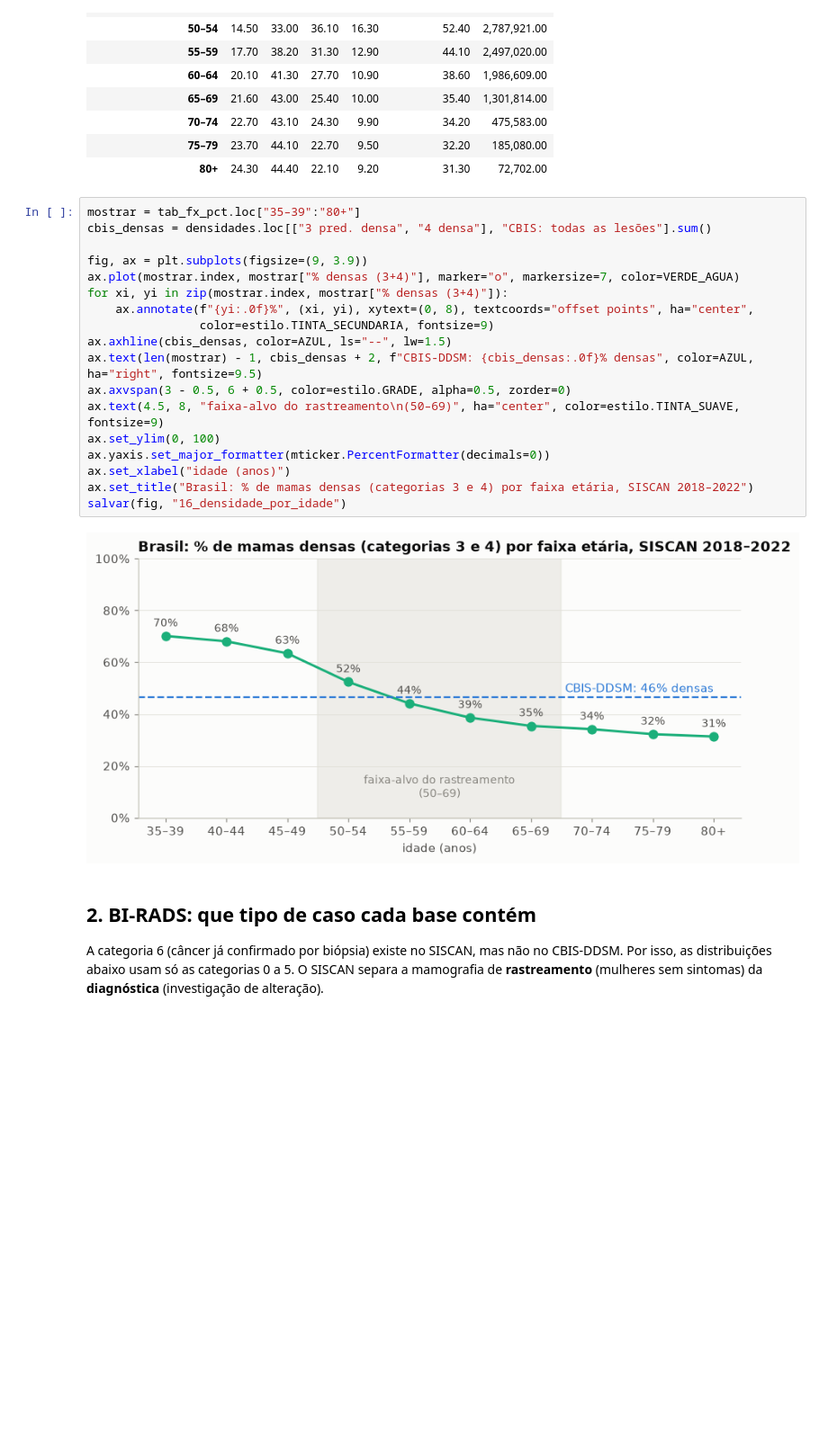
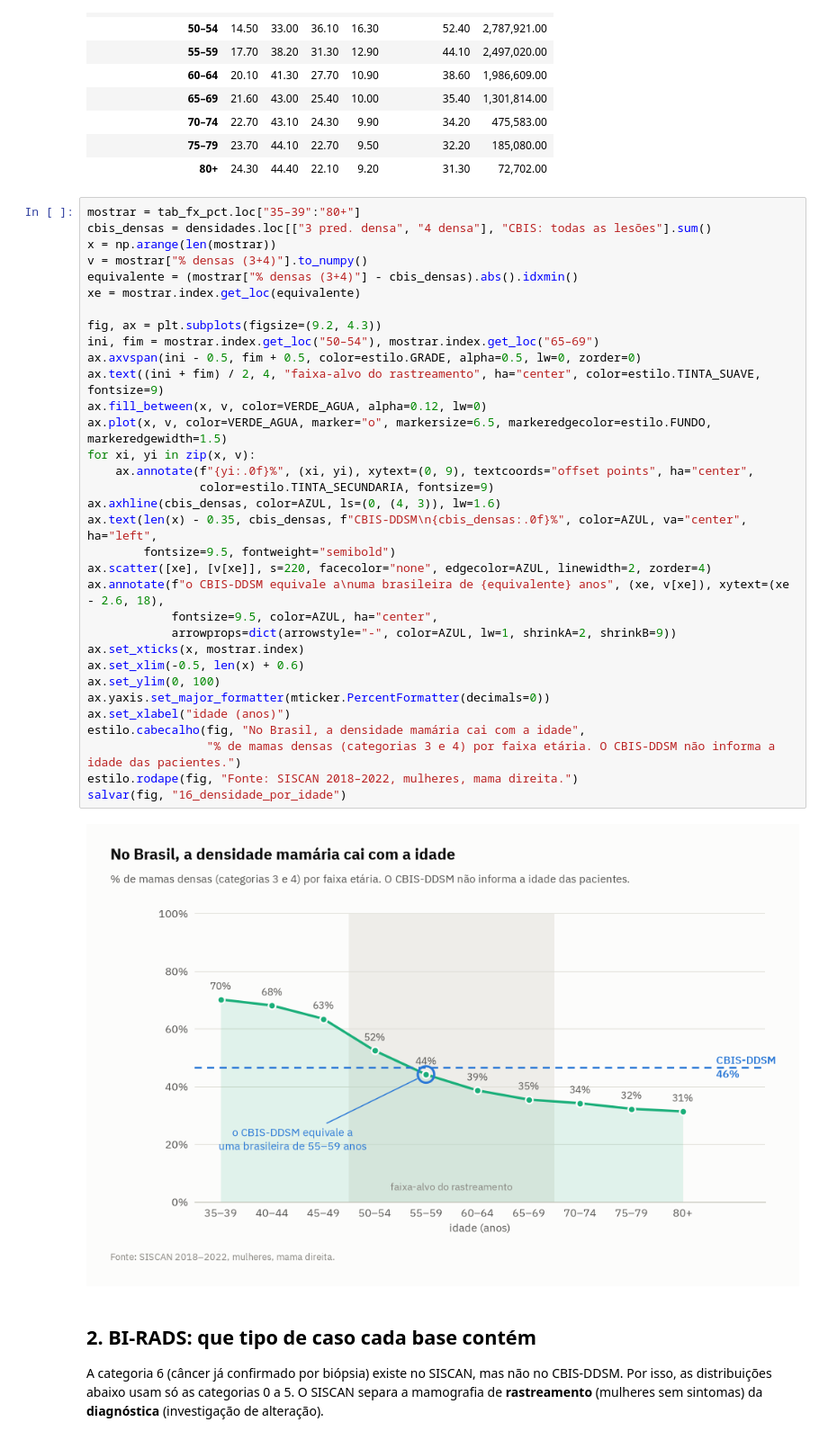
Before and after one commit to mairaallacerda/representatividade-mamografias-br, a Jupyter notebook: notebooks/03_comparacao_birads_densidade.ipynb, the cells around one changed output. Shown at 90% size. Saved outputs shown, nothing was run; the diff lists cells and outputs as text; blank space fills up the shorter version.

```diff
--- a/notebooks/03_comparacao_birads_densidade.ipynb
+++ b/notebooks/03_comparacao_birads_densidade.ipynb
@@ -143,23 +158,38 @@ tab_fx_pct.round(1)
 # %%
 mostrar = tab_fx_pct.loc["35–39":"80+"]
 cbis_densas = densidades.loc[["3 pred. densa", "4 densa"], "CBIS: todas as lesões"].sum()
+x = np.arange(len(mostrar))
+v = mostrar["% densas (3+4)"].to_numpy()
+equivalente = (mostrar["% densas (3+4)"] - cbis_densas).abs().idxmin()
+xe = mostrar.index.get_loc(equivalente)
 
-fig, ax = plt.subplots(figsize=(9, 3.9))
-ax.plot(mostrar.index, mostrar["% densas (3+4)"], marker="o", markersize=7, color=VERDE_AGUA)
-for xi, yi in zip(mostrar.index, mostrar["% densas (3+4)"]):
-    ax.annotate(f"{yi:.0f}%", (xi, yi), xytext=(0, 8), textcoords="offset points", ha="center",
+fig, ax = plt.subplots(figsize=(9.2, 4.3))
+ini, fim = mostrar.index.get_loc("50–54"), mostrar.index.get_loc("65–69")
+ax.axvspan(ini - 0.5, fim + 0.5, color=estilo.GRADE, alpha=0.5, lw=0, zorder=0)
+ax.text((ini + fim) / 2, 4, "faixa-alvo do rastreamento", ha="center", color=estilo.TINTA_SUAVE, fontsize=9)
+ax.fill_between(x, v, color=VERDE_AGUA, alpha=0.12, lw=0)
+ax.plot(x, v, color=VERDE_AGUA, marker="o", markersize=6.5, markeredgecolor=estilo.FUNDO, markeredgewidth=1.5)
+for xi, yi in zip(x, v):
+    ax.annotate(f"{yi:.0f}%", (xi, yi), xytext=(0, 9), textcoords="offset points", ha="center",
                 color=estilo.TINTA_SECUNDARIA, fontsize=9)
-ax.axhline(cbis_densas, color=AZUL, ls="--", lw=1.5)
-ax.text(len(mostrar) - 1, cbis_densas + 2, f"CBIS-DDSM: {cbis_densas:.0f}% densas", color=AZUL, ha="right", fontsize=9.5)
-ax.axvspan(3 - 0.5, 6 + 0.5, color=estilo.GRADE, alpha=0.5, zorder=0)
-ax.text(4.5, 8, "faixa-alvo do rastreamento\n(50–69)", ha="center", color=estilo.TINTA_SUAVE, fontsize=9)
+ax.axhline(cbis_densas, color=AZUL, ls=(0, (4, 3)), lw=1.6)
+ax.text(len(x) - 0.35, cbis_densas, f"CBIS-DDSM\n{cbis_densas:.0f}%", color=AZUL, va="center", ha="left",
+        fontsize=9.5, fontweight="semibold")
+ax.scatter([xe], [v[xe]], s=220, facecolor="none", edgecolor=AZUL, linewidth=2, zorder=4)
+ax.annotate(f"o CBIS-DDSM equivale a\numa brasileira de {equivalente} anos", (xe, v[xe]), xytext=(xe - 2.6, 18),
+            fontsize=9.5, color=AZUL, ha="center",
+            arrowprops=dict(arrowstyle="-", color=AZUL, lw=1, shrinkA=2, shrinkB=9))
+ax.set_xticks(x, mostrar.index)
+ax.set_xlim(-0.5, len(x) + 0.6)
 ax.set_ylim(0, 100)
 ax.yaxis.set_major_formatter(mticker.PercentFormatter(decimals=0))
 ax.set_xlabel("idade (anos)")
-ax.set_title("Brasil: % de mamas densas (categorias 3 e 4) por faixa etária, SISCAN 2018–2022")
+estilo.cabecalho(fig, "No Brasil, a densidade mamária cai com a idade",
+                 "% de mamas densas (categorias 3 e 4) por faixa etária. O CBIS-DDSM não informa a idade das pacientes.")
+estilo.rodape(fig, "Fonte: SISCAN 2018–2022, mulheres, mama direita.")
 salvar(fig, "16_densidade_por_idade")
 # %% [output]
-[figure, old version]
+[figure, new version]
 # %% [markdown]
 ## 2. BI-RADS: que tipo de caso cada base contém
 
```
Also changed, not shown: parts of 10 cells of this notebook, 42 other files.
